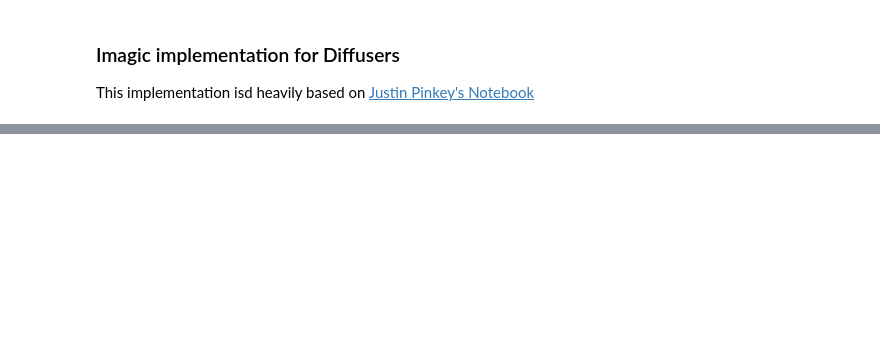
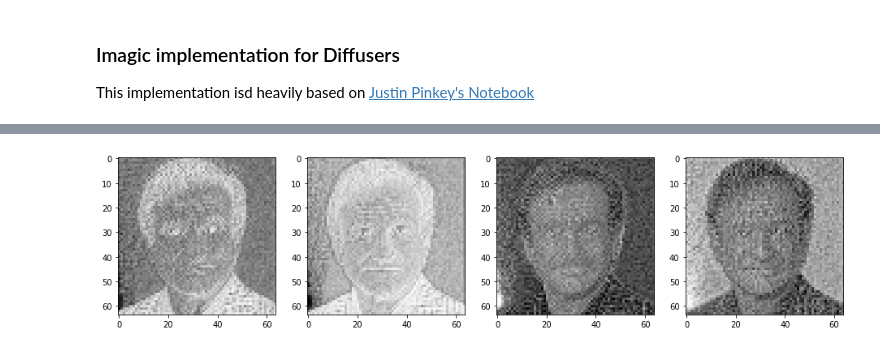
Before and after one commit to pvwoods/diffusion-experiments, a Jupyter notebook: imagic.ipynb, the cells around one changed output, grey strips where cells are left out. Cells and saved outputs as stored; diff of their text form; code cells hidden in the pictures; blank space fills up the shorter version.

```diff
--- a/imagic.ipynb
+++ b/imagic.ipynb
@@ -86,9 +94,11 @@ beta_start, beta_end = 0.00085, 0.012
 scheduler = LMSDiscreteScheduler(beta_start=beta_start, beta_end=beta_end, beta_schedule="scaled_linear", num_train_timesteps=1000)
 # %%
 latent_to_image = functools.partial(_latent_to_image, vae)
+image_to_latent = functools.partial(_image_to_latent, vae)
 simple_tokenize = functools.partial(_simple_tokenize, tokenizer)
 embed_tokens = functools.partial(_embed_tokens, text_encoder)
 embed_prompt = lambda p: embed_tokens(simple_tokenize(p))
 generate = functools.partial(_generate, scheduler, unet, embed_prompt)
+generate_with_embedding = functools.partial(_generate_with_embedding, scheduler, unet, embed_prompt)
 # %%
 prompt = ["a photograph of Robin Williams with a large grin"]
@@ -103,0 +118,8 @@ latent_to_image(init_image)
+# %%
+target_image_latents = image_to_latent(target_image)
+# %%
+fig, axs = plt.subplots(1, 4, figsize=(16, 4))
+for c in range(4):
+    axs[c].imshow(target_image_latents[0][c].cpu(), cmap='Greys')
+# %% [output]
+[figure, added]
```
Also changed, not shown: parts of 8 cells of this notebook.
